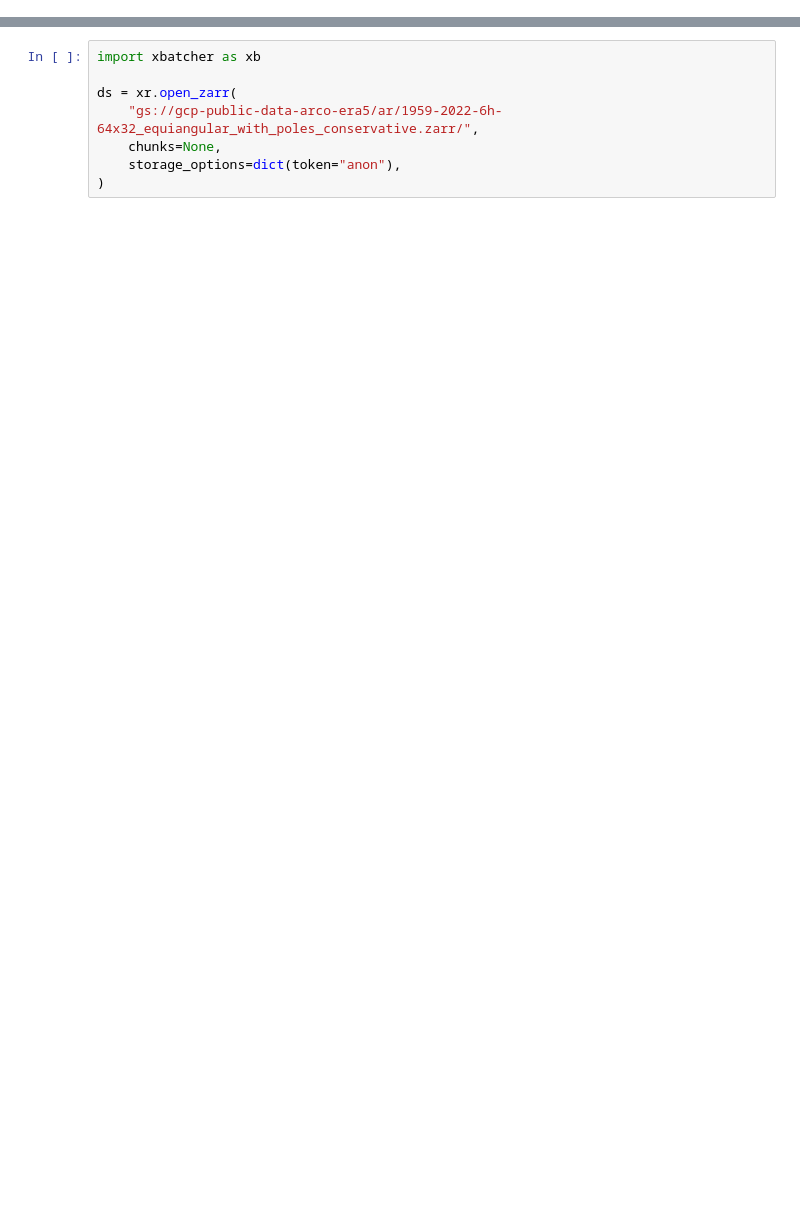
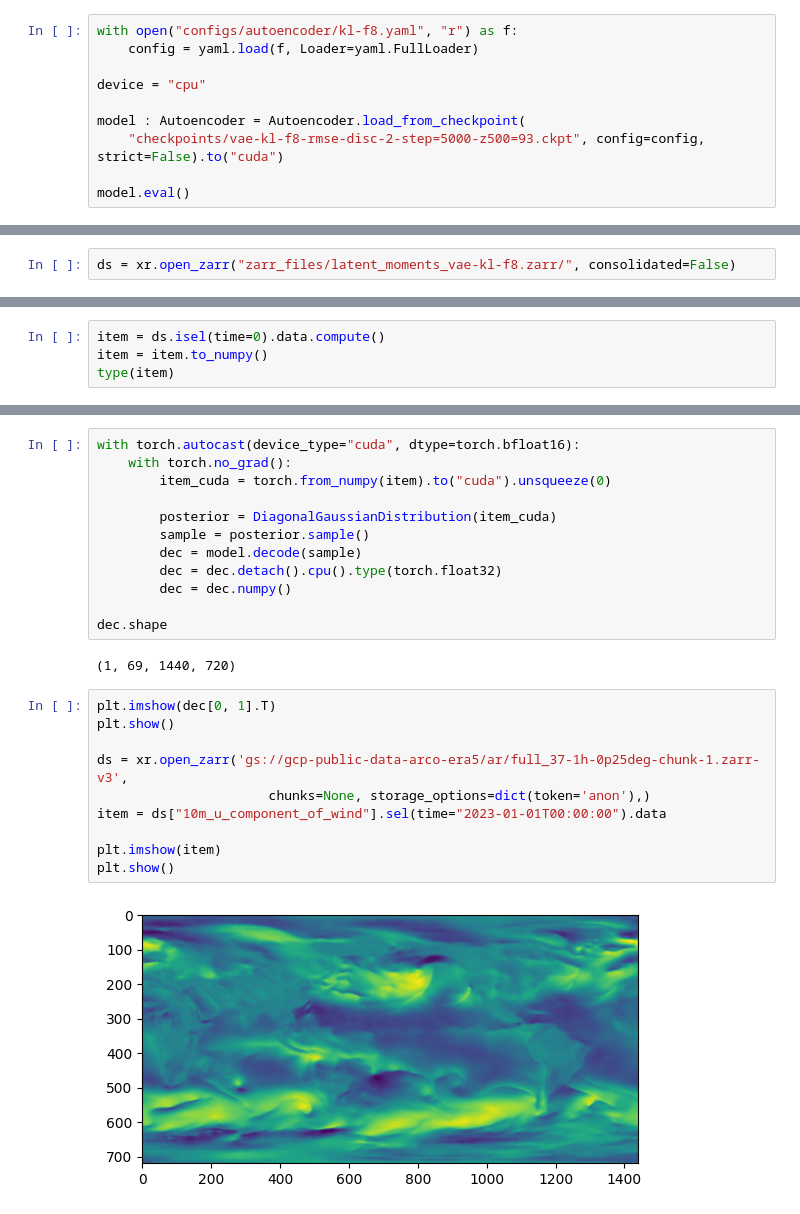
Before and after one commit to HendricSch/3d-vae, a Jupyter notebook: playground.ipynb, the cells around one changed output, grey strips where cells are left out. Saved outputs shown, nothing was run; the diff lists cells and outputs as text; blank space fills up the shorter version.

```diff
--- a/playground.ipynb
+++ b/playground.ipynb
@@ -134,0 +86,10 @@ for date in time_cord:
+# %%
+with open("configs/autoencoder/kl-f8.yaml", "r") as f:
+    config = yaml.load(f, Loader=yaml.FullLoader)
+
+device = "cpu"
+
+model : Autoencoder = Autoencoder.load_from_checkpoint(
+    "checkpoints/vae-kl-f8-rmse-disc-2-step=5000-z500=93.ckpt", config=config, strict=False).to("cuda")
+
+model.eval()
@@ -134,0 +160,2 @@ for date in time_cord:
+# %%
+ds = xr.open_zarr("zarr_files/latent_moments_vae-kl-f8.zarr/", consolidated=False)
@@ -134,0 +197,4 @@ for date in time_cord:
+# %%
+item = ds.isel(time=0).data.compute()
+item = item.to_numpy()
+type(item)
@@ -135,8 +208,26 @@ for date in time_cord:
+# %%
+with torch.autocast(device_type="cuda", dtype=torch.bfloat16):
+    with torch.no_grad():
+        item_cuda = torch.from_numpy(item).to("cuda").unsqueeze(0)
+
+        posterior = DiagonalGaussianDistribution(item_cuda)
+        sample = posterior.sample()
+        dec = model.decode(sample)
+        dec = dec.detach().cpu().type(torch.float32)
+        dec = dec.numpy()
+
+dec.shape
+# %% [output]
+(1, 69, 1440, 720)
 # %%
-import xbatcher as xb
+plt.imshow(dec[0, 1].T)
+plt.show()
 
-ds = xr.open_zarr(
-    "gs://gcp-public-data-arco-era5/ar/1959-2022-6h-64x32_equiangular_with_poles_conservative.zarr/",
-    chunks=None,
-    storage_options=dict(token="anon"),
-)
+ds = xr.open_zarr('gs://gcp-public-data-arco-era5/ar/full_37-1h-0p25deg-chunk-1.zarr-v3',
+                      chunks=None, storage_options=dict(token='anon'),)
+item = ds["10m_u_component_of_wind"].sel(time="2023-01-01T00:00:00").data
+
+plt.imshow(item)
+plt.show()
+# %% [output]
+[figure, added]
```
Also changed, not shown: parts of 27 cells of this notebook, 4 other files.
